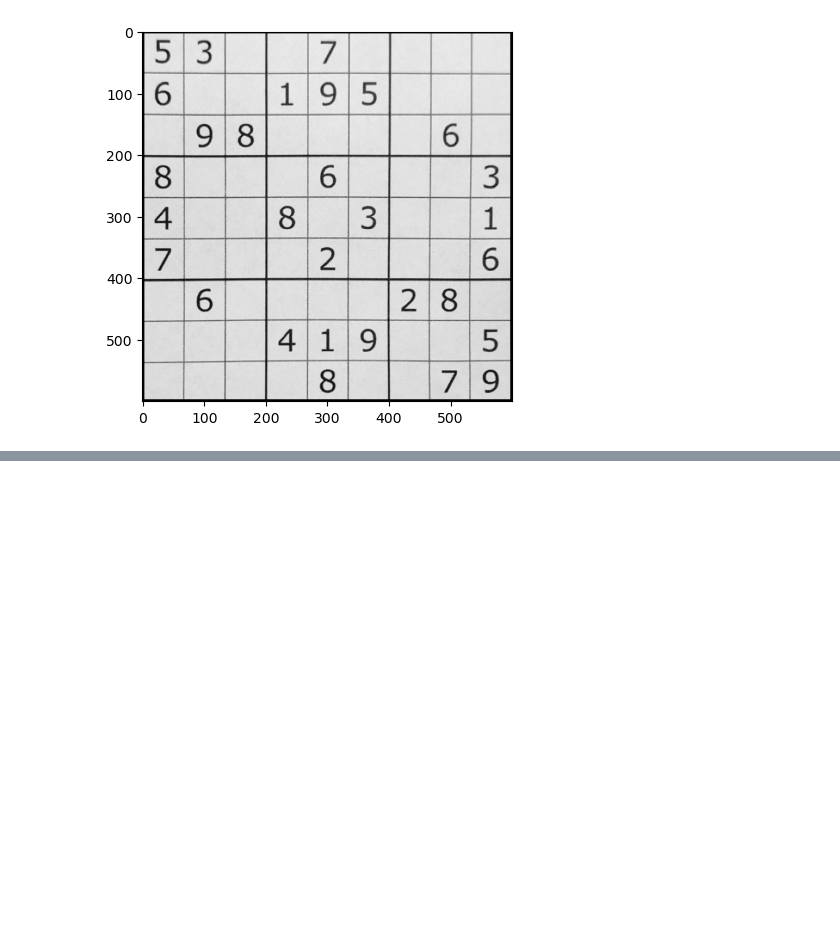
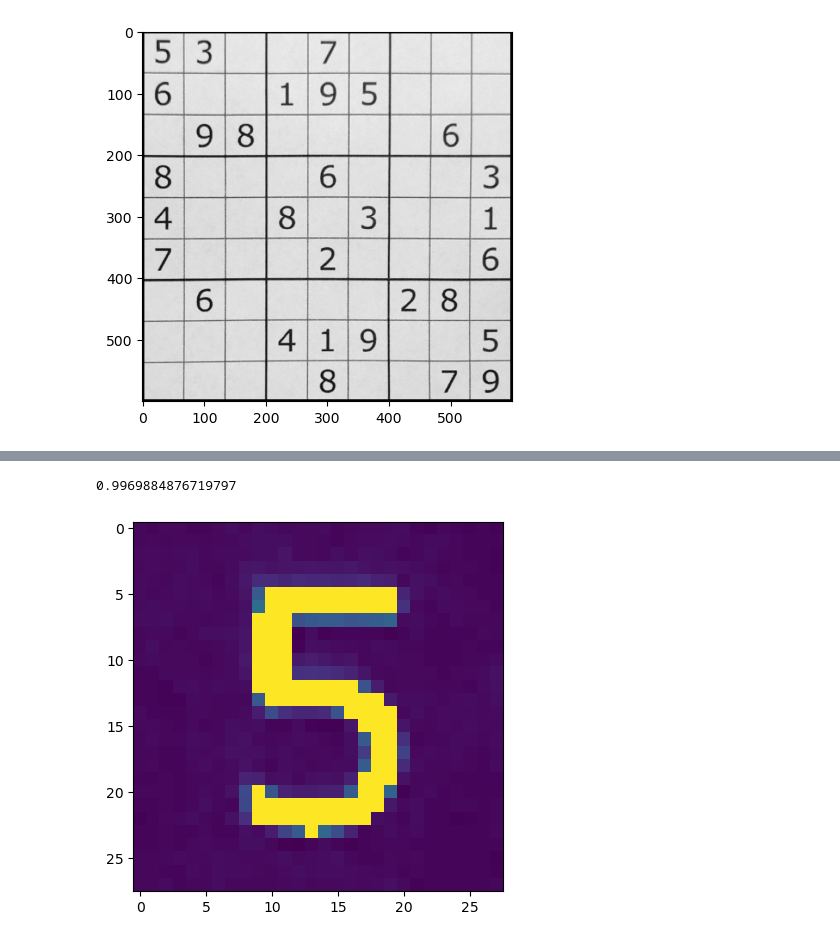
Before and after one commit to NikhilTilak/sudoku-solver, a Jupyter notebook: notebooks/example.ipynb, the cells around one changed output, grey strips where cells are left out. Cells and saved outputs as stored; diff of their text form; code cells hidden in the pictures; blank space fills up the shorter version.

```diff
--- a/example.ipynb
+++ b/notebooks/example.ipynb
@@ -38,7 +69,7 @@ s
 # %% [markdown]
 ## Example 2: From unwarped image
 # %%
-fp=".\sudoku_wiki_unwarped.png"
+fp=TEST_IMAGES.joinpath("sudoku_wiki_unwarped.png")
 
 image = imread(fp)
 image = rgb2gray(image[:,:,:3])
@@ -53,4 +84,11 @@ plot_subimages(image)
 True
+# %%
+wrong = get_subimage(image,0,0)
+plt.imshow(wrong)
+print(wrong.mean())
+# %% [output]
+0.9969884876719797
+[figure, added]
 # %%
 s=process_image(fp)
 s
```
Also changed, not shown: parts of 9 cells of this notebook, 18 other files.
